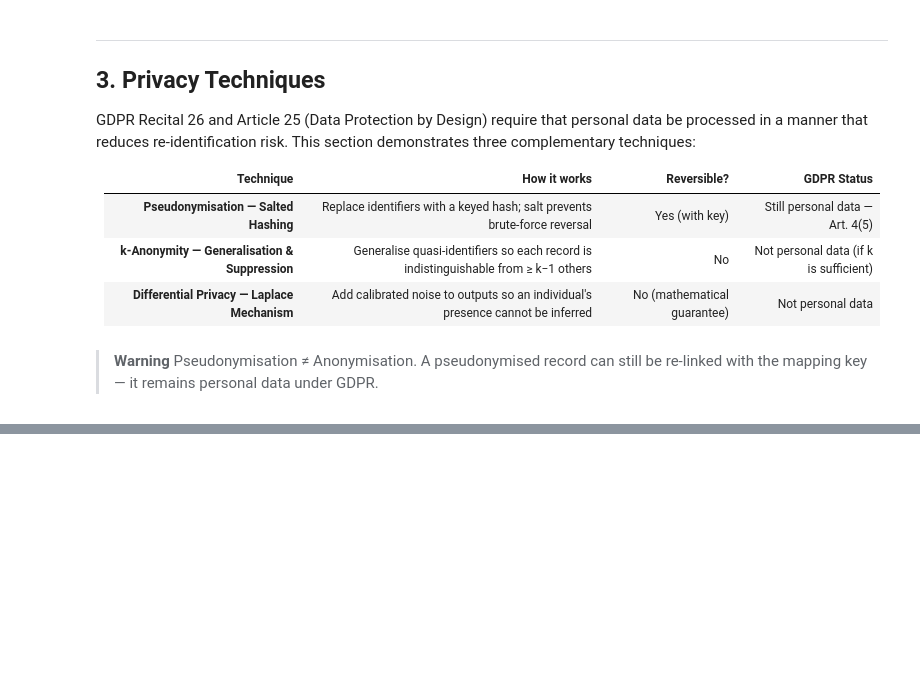
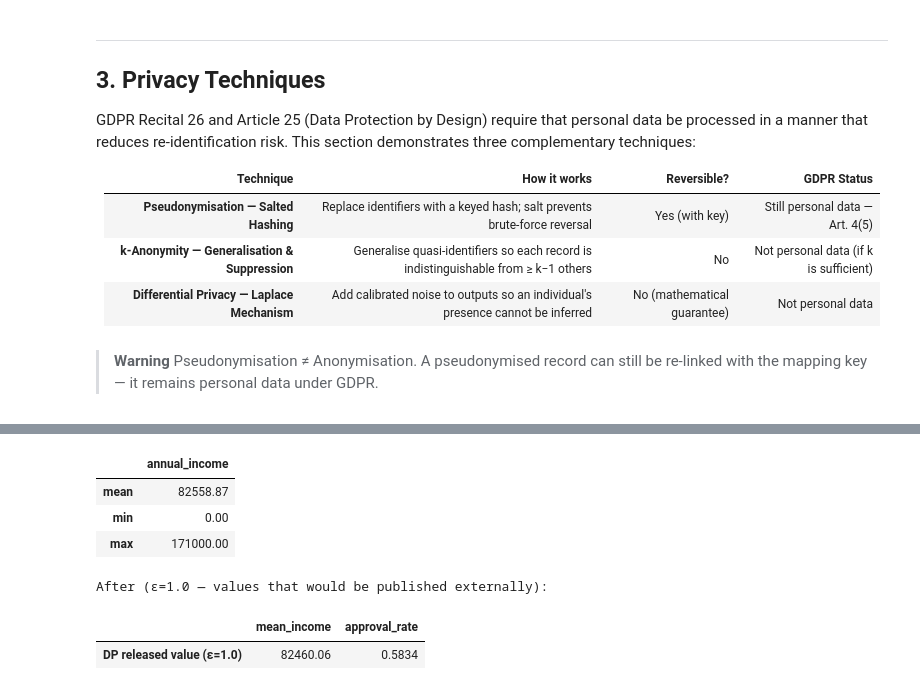
Before and after one commit to margarida-passos-cunha/dego-project-team9, a Jupyter notebook: notebooks/03-privacy-demo.ipynb, the cells around one changed output, grey strips where cells are left out. Saved outputs shown, nothing was run; the diff lists cells and outputs as text; code cells hidden in the pictures; blank space fills up the shorter version.

Commit message:
03-privacy-demo: add privacy techniques 2 and 3

```diff
--- a/notebooks/03-privacy-demo.ipynb
+++ b/notebooks/03-privacy-demo.ipynb
@@ -209,0 +294,67 @@ After pseudonymisation:
+# %%
+def laplace_mechanism(true_value: float, sensitivity: float, epsilon: float) -> float:
+    """Add Laplace noise scaled to sensitivity/epsilon (Slide 32).
+
+    sensitivity: max change one individual can cause in the query result.
+    epsilon: privacy budget — lower = more noise = more privacy.
+    """
+    scale = sensitivity / epsilon
+    noise = np.random.laplace(loc=0, scale=scale)
+    return true_value + noise
+
+# Query 1: Mean annual income
+income_col = next((c for c in df_raw.columns if 'income' in c.lower()), None)
+
+if income_col:
+    true_mean_income = df_raw[income_col].mean()
+    income_sensitivity = (df_raw[income_col].max() - df_raw[income_col].min()) / len(df_raw)
+
+    print("Query: Mean Annual Income")
+    print(f"  True answer           : €{true_mean_income:,.0f}")
+    print(f"  Sensitivity           : €{income_sensitivity:,.2f}")
+    print()
+    print(f"  {'ε':<6} {'Noise Added':>15} {'Released Answer':>18} {'Abs Error':>12}")
+    print(f"  {'-'*55}")
+    for eps in [0.1, 0.5, 1.0, 5.0, 10.0]:
+        np.random.seed(42)
+        noisy = laplace_mechanism(true_mean_income, income_sensitivity, eps)
+        error = abs(noisy - true_mean_income)
+        privacy_label = '← high privacy' if eps == 0.1 else ('← low privacy' if eps == 10.0 else '')
+        print(f"  ε={eps:<5} {noisy - true_mean_income:>+14,.0f}  €{noisy:>14,.0f}  ±€{error:>8,.0f}  {privacy_label}")
+
+# Query 2: Approval rate (count-based query)
+outcome_col = next((c for c in df_raw.columns if c.lower() in
+                    ['loan_approved', 'credit_approved', 'approved', 'decision']), None)
+
+if outcome_col:
+    true_approval_rate = df_raw[outcome_col].astype(float).mean()
+    rate_sensitivity = 1 / len(df_raw)
+
+    print(f"\nQuery: Overall Loan Approval Rate")
+    print(f"  True answer : {true_approval_rate:.3f} ({true_approval_rate:.1%})")
+    print()
+    print(f"  {'ε':<6} {'Released Rate':>15} {'Abs Error':>12}")
+    print(f"  {'-'*36}")
+    for eps in [0.1, 1.0, 10.0]:
+        np.random.seed(42)
+        noisy_rate = np.clip(laplace_mechanism(true_approval_rate, rate_sensitivity, eps), 0, 1)
+        print(f"  ε={eps:<5} {noisy_rate:>14.3f}  ±{abs(noisy_rate - true_approval_rate):>8.4f}")
+
+print("\n→ NovaCred should use ε=1.0 for published aggregate statistics (moderate privacy-utility trade-off).")
+print("→ Individual-level data must NEVER be released — only DP aggregates")
+
+
+# Before / after summary
+if income_col:
+    print('\nBefore (true values):')
+    display(df_raw[[income_col]].describe().loc[['mean','min','max']].round(2))
+    print('After (ε=1.0 — values that would be published externally):')
+    np.random.seed(42)
+    published = {
+        'mean_income'   : round(laplace_mechanism(df_raw[income_col].mean(), income_sensitivity, 1.0), 2),
+    }
+    if outcome_col:
+        np.random.seed(42)
+        published['approval_rate'] = round(np.clip(laplace_mechanism(df_raw[outcome_col].astype(float).mean(), 1/len(df_raw), 1.0), 0, 1), 4)
+    display(pd.DataFrame(published, index=['DP released value (ε=1.0)']))
+# %% [output]
@@ -209,0 +378,7 @@ After pseudonymisation:
+|  | annual_income |
+| mean | 82558.87 |
+| min | 0.00 |
+| max | 171000.00 |
+After (ε=1.0 — values that would be published externally):
+|  | mean_income | approval_rate |
+| DP released value (ε=1.0) | 82460.06 | 0.5834 |
```
Also changed, not shown: parts of 9 cells of this notebook.
